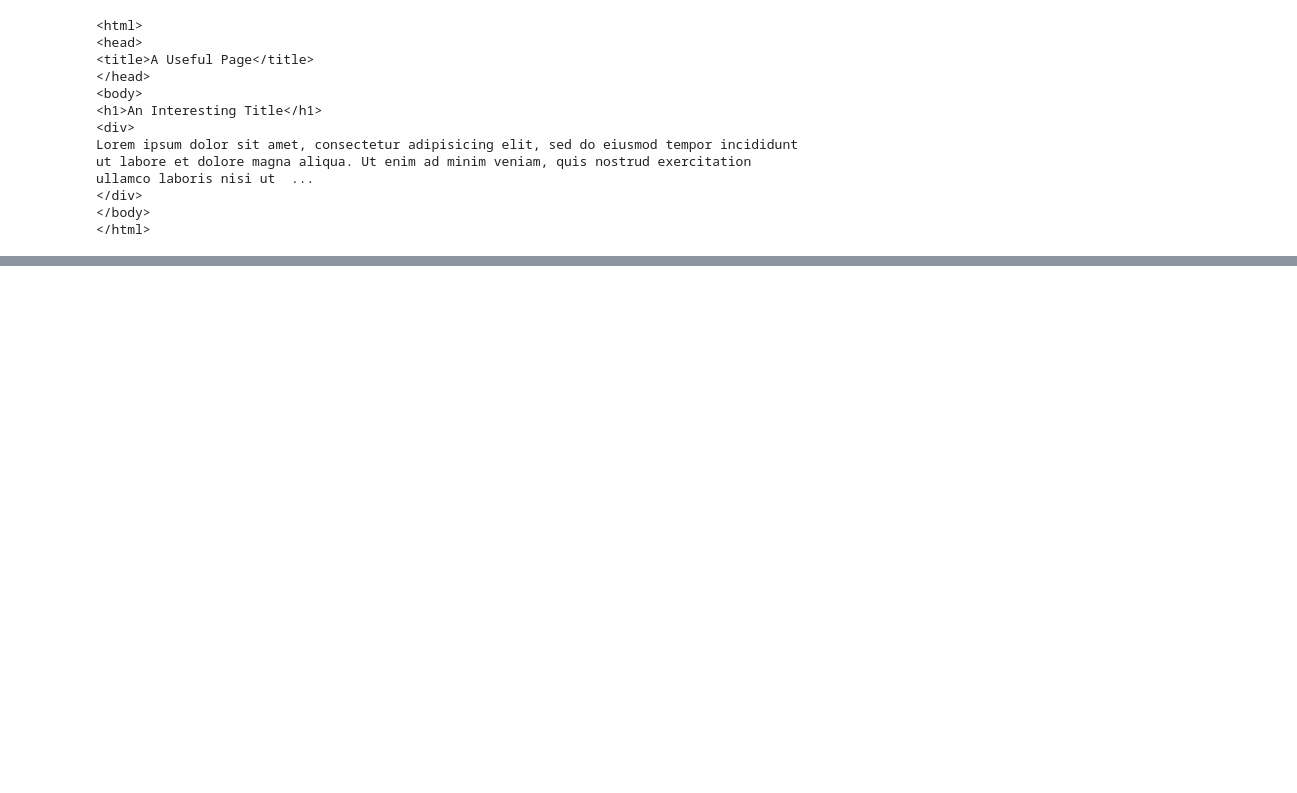
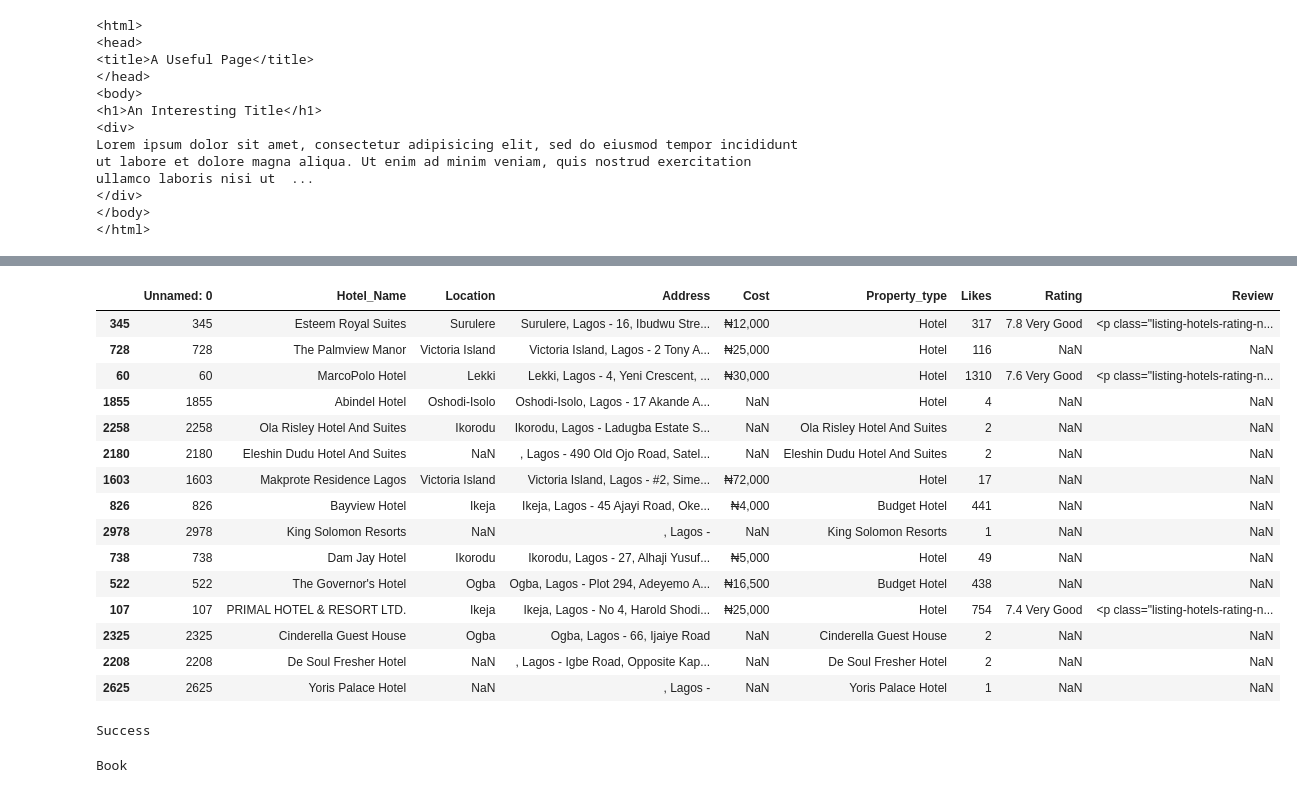
Before and after one commit to Ikuku-Success/BeautifulSoup, a Jupyter notebook: scraping practice.ipynb, the cells around one changed output, grey strips where cells are left out. Cells and saved outputs as stored; diff of their text form; code cells hidden in the pictures; blank space fills up the shorter version.

```diff
--- a/scraping practice.ipynb
+++ b/scraping practice.ipynb
@@ -42,0 +216,19 @@ Lorem ipsum dolor sit amet, consectetur adipisicing elit, sed do eiusmod tempor
+# %%
+df2.sample(15)
+# %% [output]
+|  | Unnamed: 0 | Hotel_Name | Location | Address | Cost | Property_type | Likes | Rating | Review |
+| 345 | 345 | Esteem Royal Suites | Surulere | Surulere, Lagos - 16, Ibudwu Stre... | ₦12,000 | Hotel | 317 | 7.8 Very Good | <p class="listing-hotels-rating-n... |
+| 728 | 728 | The Palmview Manor | Victoria Island | Victoria Island, Lagos - 2 Tony A... | ₦25,000 | Hotel | 116 | NaN | NaN |
+| 60 | 60 | MarcoPolo Hotel | Lekki | Lekki, Lagos - 4, Yeni Crescent, ... | ₦30,000 | Hotel | 1310 | 7.6 Very Good | <p class="listing-hotels-rating-n... |
+| 1855 | 1855 | Abindel Hotel | Oshodi-Isolo | Oshodi-Isolo, Lagos - 17 Akande A... | NaN | Hotel | 4 | NaN | NaN |
+| 2258 | 2258 | Ola Risley Hotel And Suites | Ikorodu | Ikorodu, Lagos - Ladugba Estate S... | NaN | Ola Risley Hotel And Suites | 2 | NaN | NaN |
+| 2180 | 2180 | Eleshin Dudu Hotel And Suites | NaN | , Lagos - 490 Old Ojo Road, Satel... | NaN | Eleshin Dudu Hotel And Suites | 2 | NaN | NaN |
+| 1603 | 1603 | Makprote Residence Lagos | Victoria Island | Victoria Island, Lagos - #2, Sime... | ₦72,000 | Hotel | 17 | NaN | NaN |
+| 826 | 826 | Bayview Hotel | Ikeja | Ikeja, Lagos - 45 Ajayi Road, Oke... | ₦4,000 | Budget Hotel | 441 | NaN | NaN |
+| 2978 | 2978 | King Solomon Resorts | NaN | , Lagos - | NaN | King Solomon Resorts | 1 | NaN | NaN |
+| 738 | 738 | Dam Jay Hotel | Ikorodu | Ikorodu, Lagos - 27, Alhaji Yusuf... | ₦5,000 | Hotel | 49 | NaN | NaN |
+| 522 | 522 | The Governor's Hotel | Ogba | Ogba, Lagos - Plot 294, Adeyemo A... | ₦16,500 | Budget Hotel | 438 | NaN | NaN |
+| 107 | 107 | PRIMAL HOTEL & RESORT LTD. | Ikeja | Ikeja, Lagos - No 4, Harold Shodi... | ₦25,000 | Hotel | 754 | 7.4 Very Good | <p class="listing-hotels-rating-n... |
+| 2325 | 2325 | Cinderella Guest House | Ogba | Ogba, Lagos - 66, Ijaiye Road | NaN | Cinderella Guest House | 2 | NaN | NaN |
+| 2208 | 2208 | De Soul Fresher Hotel | NaN | , Lagos - Igbe Road, Opposite Kap... | NaN | De Soul Fresher Hotel | 2 | NaN | NaN |
+| 2625 | 2625 | Yoris Palace Hotel | NaN | , Lagos - | NaN | Yoris Palace Hotel | 1 | NaN | NaN |
@@ -42,0 +237,13 @@ Lorem ipsum dolor sit amet, consectetur adipisicing elit, sed do eiusmod tempor
+# %%
+import re
+x = "20,000,000 avg/night"
+x = "".join(re.findall(r'\d+', x))
+print(type(x))
+# %% [output]
+Success
+# %%
+y = "Book value"
+y = y.split(" ")[0]
+print(y)
+# %% [output]
+Book
```
Also changed, not shown: parts of 10 cells of this notebook, 1 other file.
